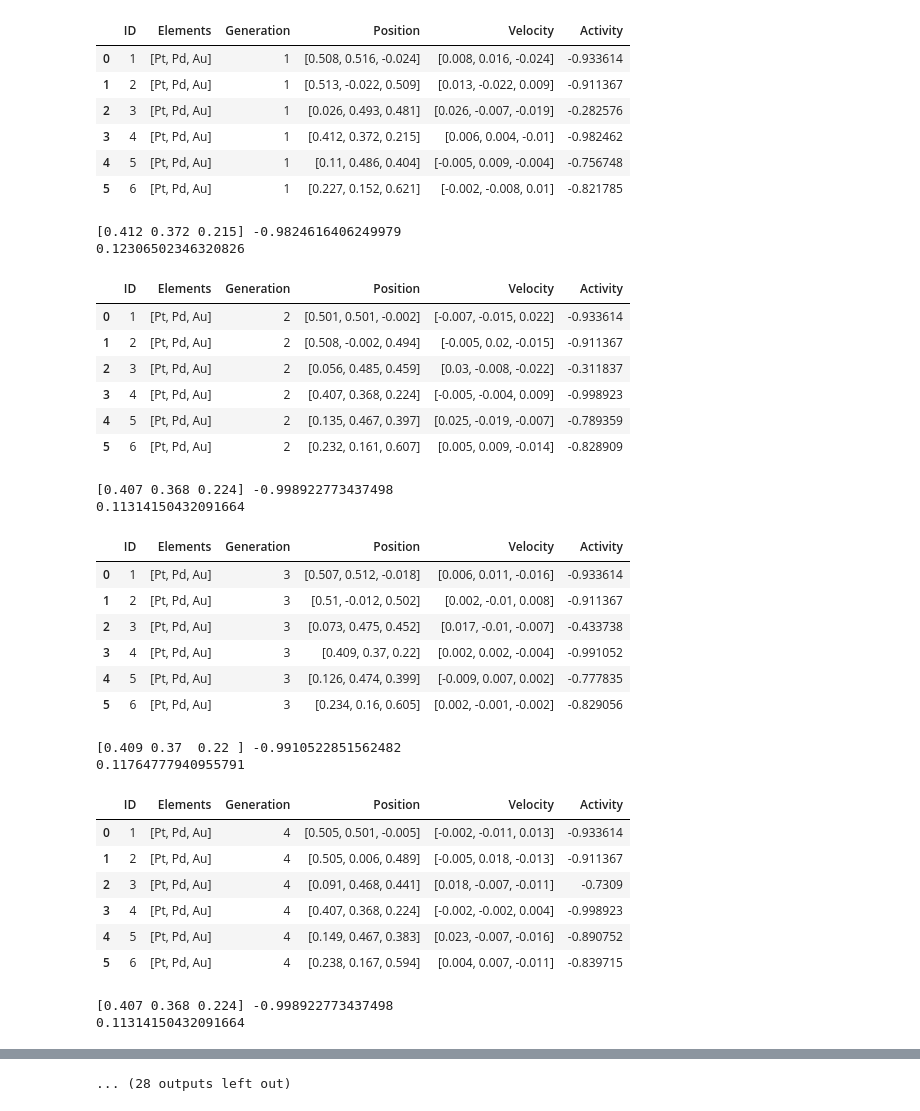
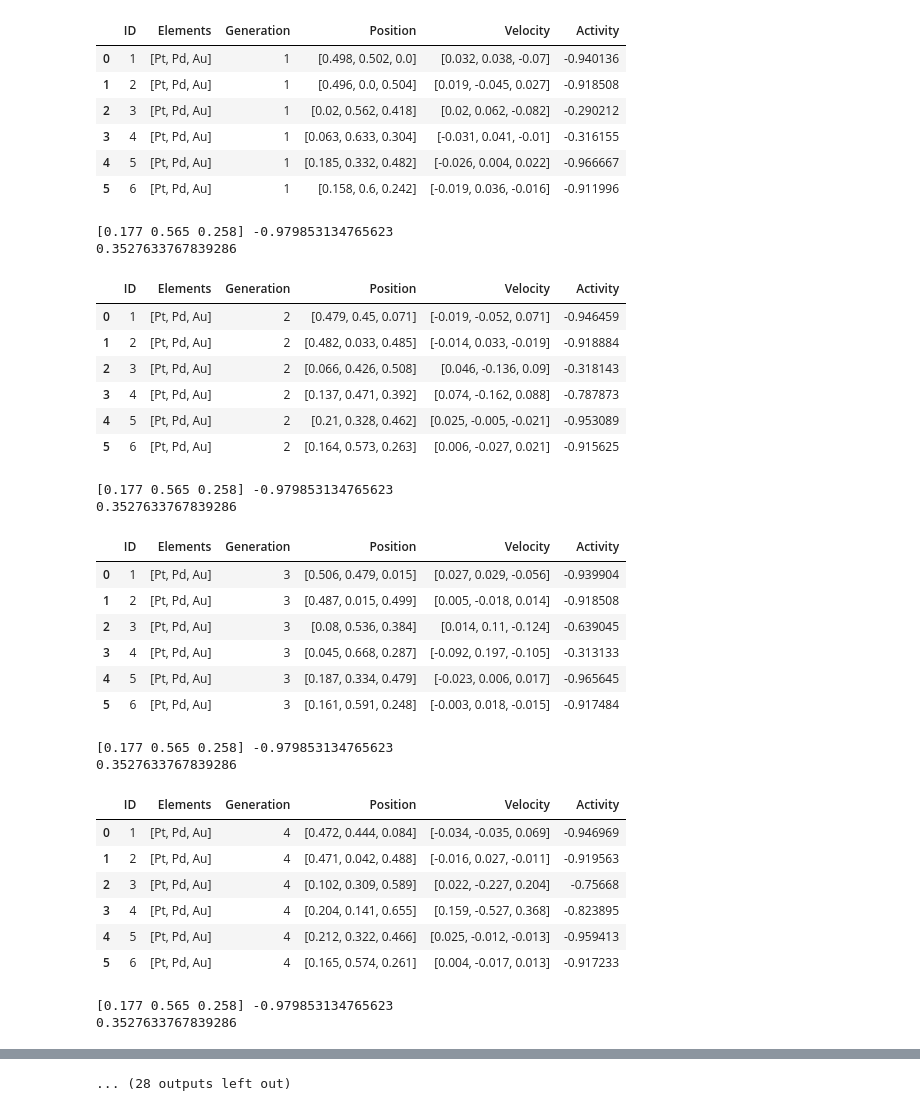
Before and after one commit to atirmidzi/PSO, a Jupyter notebook: PSO easy.ipynb, the cells around one changed output, grey strips where cells are left out. Drawn from its saved outputs; the diff is of its cells as text; code cells hidden in the pictures.

```diff
--- a/PSO easy.ipynb
+++ b/PSO easy.ipynb
@@ -219,5 +237,5 @@ creating_samples(samples_number, element)
 # %%
-step = 10
+step = 5
 target = np.array([0.333, 0.333, 0.333])
 population = pso(pd.read_csv('Result/Initial Population.txt', sep='\t'), step, target)
 # %%
@@ -233,50 +251,50 @@ population.datalog
 # %%
-factor_1 = 0.85
-factor_2 = 0.2
-factor_3 = 0.8
+factor_1 = 0.95
+factor_2 = 0.6
+factor_3 = 0.7
 mutation_prob = 0.7
-mutation_rate = 0.8
+mutation_rate = 0.7
 
 for i in range(20):
     population.move(factor_1, factor_2, factor_3, mutation_prob, mutation_rate)
     display(population.working_generation)
-    print(population.gen_best()['Position'], population.gen_best()['Activity'])
-    print(np.sqrt(sum((population.gen_best()['Position']-best_grid)**2)))
+    print(population.g_best()['Position'], population.g_best()['Activity'])
+    print(np.sqrt(sum((population.g_best()['Position']-best_grid)**2)))
 # %% [output]
 |  | ID | Elements | Generation | Position | Velocity | Activity |
-| 0 | 1 | [Pt, Pd, Au] | 1 | [0.508, 0.516, -0.024] | [0.008, 0.016, -0.024] | -0.933614 |
-| 1 | 2 | [Pt, Pd, Au] | 1 | [0.513, -0.022, 0.509] | [0.013, -0.022, 0.009] | -0.911367 |
-| 2 | 3 | [Pt, Pd, Au] | 1 | [0.026, 0.493, 0.481] | [0.026, -0.007, -0.019] | -0.282576 |
-| 3 | 4 | [Pt, Pd, Au] | 1 | [0.412, 0.372, 0.215] | [0.006, 0.004, -0.01] | -0.982462 |
-| 4 | 5 | [Pt, Pd, Au] | 1 | [0.11, 0.486, 0.404] | [-0.005, 0.009, -0.004] | -0.756748 |
-| 5 | 6 | [Pt, Pd, Au] | 1 | [0.227, 0.152, 0.621] | [-0.002, -0.008, 0.01] | -0.821785 |
+| 0 | 1 | [Pt, Pd, Au] | 1 | [0.498, 0.502, 0.0] | [0.032, 0.038, -0.07] | -0.940136 |
+| 1 | 2 | [Pt, Pd, Au] | 1 | [0.496, 0.0, 0.504] | [0.019, -0.045, 0.027] | -0.918508 |
+| 2 | 3 | [Pt, Pd, Au] | 1 | [0.02, 0.562, 0.418] | [0.02, 0.062, -0.082] | -0.290212 |
+| 3 | 4 | [Pt, Pd, Au] | 1 | [0.063, 0.633, 0.304] | [-0.031, 0.041, -0.01] | -0.316155 |
+| 4 | 5 | [Pt, Pd, Au] | 1 | [0.185, 0.332, 0.482] | [-0.026, 0.004, 0.022] | -0.966667 |
+| 5 | 6 | [Pt, Pd, Au] | 1 | [0.158, 0.6, 0.242] | [-0.019, 0.036, -0.016] | -0.911996 |
-[0.412 0.372 0.215] -0.9824616406249979
-0.12306502346320826
+[0.177 0.565 0.258] -0.979853134765623
+0.3527633767839286
 |  | ID | Elements | Generation | Position | Velocity | Activity |
-| 0 | 1 | [Pt, Pd, Au] | 2 | [0.501, 0.501, -0.002] | [-0.007, -0.015, 0.022] | -0.933614 |
-| 1 | 2 | [Pt, Pd, Au] | 2 | [0.508, -0.002, 0.494] | [-0.005, 0.02, -0.015] | -0.911367 |
-| 2 | 3 | [Pt, Pd, Au] | 2 | [0.056, 0.485, 0.459] | [0.03, -0.008, -0.022] | -0.311837 |
-| 3 | 4 | [Pt, Pd, Au] | 2 | [0.407, 0.368, 0.224] | [-0.005, -0.004, 0.009] | -0.998923 |
-| 4 | 5 | [Pt, Pd, Au] | 2 | [0.135, 0.467, 0.397] | [0.025, -0.019, -0.007] | -0.789359 |
-| 5 | 6 | [Pt, Pd, Au] | 2 | [0.232, 0.161, 0.607] | [0.005, 0.009, -0.014] | -0.828909 |
+| 0 | 1 | [Pt, Pd, Au] | 2 | [0.479, 0.45, 0.071] | [-0.019, -0.052, 0.071] | -0.946459 |
+| 1 | 2 | [Pt, Pd, Au] | 2 | [0.482, 0.033, 0.485] | [-0.014, 0.033, -0.019] | -0.918884 |
+| 2 | 3 | [Pt, Pd, Au] | 2 | [0.066, 0.426, 0.508] | [0.046, -0.136, 0.09] | -0.318143 |
+| 3 | 4 | [Pt, Pd, Au] | 2 | [0.137, 0.471, 0.392] | [0.074, -0.162, 0.088] | -0.787873 |
+| 4 | 5 | [Pt, Pd, Au] | 2 | [0.21, 0.328, 0.462] | [0.025, -0.005, -0.021] | -0.953089 |
+| 5 | 6 | [Pt, Pd, Au] | 2 | [0.164, 0.573, 0.263] | [0.006, -0.027, 0.021] | -0.915625 |
-[0.407 0.368 0.224] -0.998922773437498
-0.11314150432091664
+[0.177 0.565 0.258] -0.979853134765623
+0.3527633767839286
 |  | ID | Elements | Generation | Position | Velocity | Activity |
-| 0 | 1 | [Pt, Pd, Au] | 3 | [0.507, 0.512, -0.018] | [0.006, 0.011, -0.016] | -0.933614 |
-| 1 | 2 | [Pt, Pd, Au] | 3 | [0.51, -0.012, 0.502] | [0.002, -0.01, 0.008] | -0.911367 |
-| 2 | 3 | [Pt, Pd, Au] | 3 | [0.073, 0.475, 0.452] | [0.017, -0.01, -0.007] | -0.433738 |
-| 3 | 4 | [Pt, Pd, Au] | 3 | [0.409, 0.37, 0.22] | [0.002, 0.002, -0.004] | -0.991052 |
-| 4 | 5 | [Pt, Pd, Au] | 3 | [0.126, 0.474, 0.399] | [-0.009, 0.007, 0.002] | -0.777835 |
-| 5 | 6 | [Pt, Pd, Au] | 3 | [0.234, 0.16, 0.605] | [0.002, -0.001, -0.002] | -0.829056 |
+| 0 | 1 | [Pt, Pd, Au] | 3 | [0.506, 0.479, 0.015] | [0.027, 0.029, -0.056] | -0.939904 |
+| 1 | 2 | [Pt, Pd, Au] | 3 | [0.487, 0.015, 0.499] | [0.005, -0.018, 0.014] | -0.918508 |
+| 2 | 3 | [Pt, Pd, Au] | 3 | [0.08, 0.536, 0.384] | [0.014, 0.11, -0.124] | -0.639045 |
+| 3 | 4 | [Pt, Pd, Au] | 3 | [0.045, 0.668, 0.287] | [-0.092, 0.197, -0.105] | -0.313133 |
+| 4 | 5 | [Pt, Pd, Au] | 3 | [0.187, 0.334, 0.479] | [-0.023, 0.006, 0.017] | -0.965645 |
+| 5 | 6 | [Pt, Pd, Au] | 3 | [0.161, 0.591, 0.248] | [-0.003, 0.018, -0.015] | -0.917484 |
-[0.409 0.37  0.22 ] -0.9910522851562482
-0.11764777940955791
+[0.177 0.565 0.258] -0.979853134765623
+0.3527633767839286
 |  | ID | Elements | Generation | Position | Velocity | Activity |
-| 0 | 1 | [Pt, Pd, Au] | 4 | [0.505, 0.501, -0.005] | [-0.002, -0.011, 0.013] | -0.933614 |
-| 1 | 2 | [Pt, Pd, Au] | 4 | [0.505, 0.006, 0.489] | [-0.005, 0.018, -0.013] | -0.911367 |
-| 2 | 3 | [Pt, Pd, Au] | 4 | [0.091, 0.468, 0.441] | [0.018, -0.007, -0.011] | -0.7309 |
-| 3 | 4 | [Pt, Pd, Au] | 4 | [0.407, 0.368, 0.224] | [-0.002, -0.002, 0.004] | -0.998923 |
-| 4 | 5 | [Pt, Pd, Au] | 4 | [0.149, 0.467, 0.383] | [0.023, -0.007, -0.016] | -0.890752 |
-| 5 | 6 | [Pt, Pd, Au] | 4 | [0.238, 0.167, 0.594] | [0.004, 0.007, -0.011] | -0.839715 |
+| 0 | 1 | [Pt, Pd, Au] | 4 | [0.472, 0.444, 0.084] | [-0.034, -0.035, 0.069] | -0.946969 |
+| 1 | 2 | [Pt, Pd, Au] | 4 | [0.471, 0.042, 0.488] | [-0.016, 0.027, -0.011] | -0.919563 |
+| 2 | 3 | [Pt, Pd, Au] | 4 | [0.102, 0.309, 0.589] | [0.022, -0.227, 0.204] | -0.75668 |
+| 3 | 4 | [Pt, Pd, Au] | 4 | [0.204, 0.141, 0.655] | [0.159, -0.527, 0.368] | -0.823895 |
+| 4 | 5 | [Pt, Pd, Au] | 4 | [0.212, 0.322, 0.466] | [0.025, -0.012, -0.013] | -0.959413 |
+| 5 | 6 | [Pt, Pd, Au] | 4 | [0.165, 0.574, 0.261] | [0.004, -0.017, 0.013] | -0.917233 |
-[0.407 0.368 0.224] -0.998922773437498
-0.11314150432091664
+[0.177 0.565 0.258] -0.979853134765623
+0.3527633767839286
 |  | ID | Elements | Generation | Position | Velocity | Activity |
```
Also changed, not shown: parts of 13 cells of this notebook, 41 other files.
